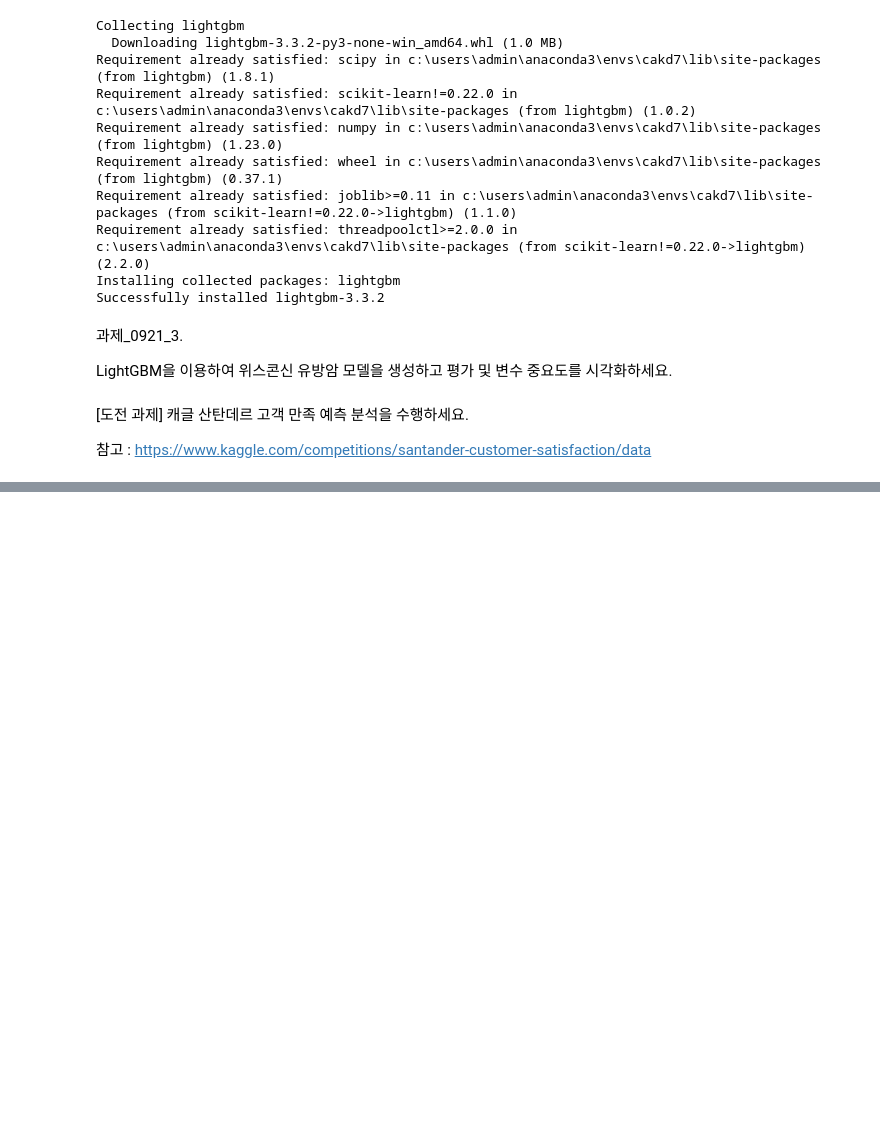
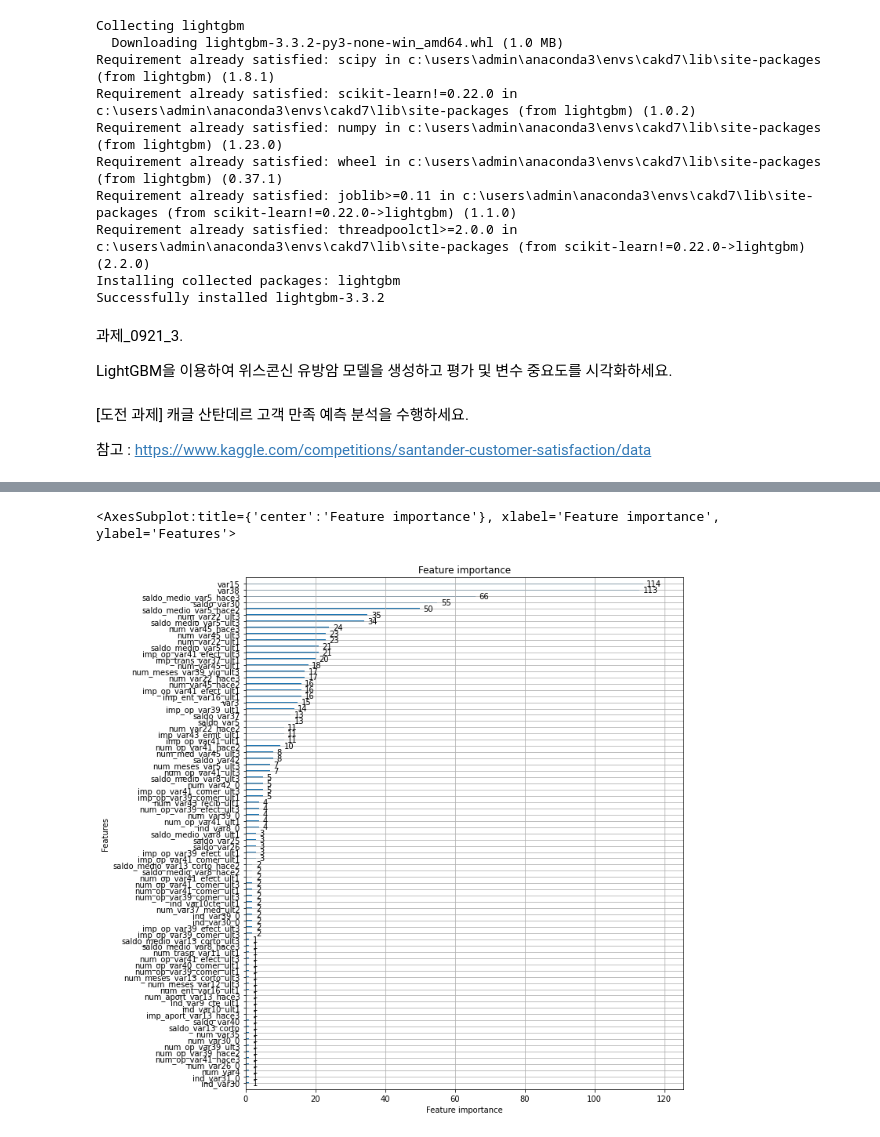
Before and after one commit to bnv20/kdt7, a Jupyter notebook: m6_머신러닝이해/XGBoost_LGBM.ipynb, the cells around one changed output, grey strips where cells are left out. Cells and saved outputs as stored; diff of their text form; code cells hidden in the pictures; blank space fills up the shorter version.

```diff
--- a/m6_머신러닝이해/XGBoost_LGBM.ipynb
+++ b/m6_머신러닝이해/XGBoost_LGBM.ipynb
@@ -198,0 +251,8 @@ LightGBM을 이용하여 위스콘신 유방암 모델을 생성하고 평가
+# %%
+# var3 피처 값 대체 및 ID 피처 드롭
+cust_df.var3.replace(-999999, 2, inplace=True)
+cust_df.drop('ID',axis=1, inplace=True)
+
+X_features = cust_df.iloc[:,:-1]
+y_labels = cust_df.iloc[:,-1]
+X_features.shape
@@ -198,0 +281,11 @@ LightGBM을 이용하여 위스콘신 유방암 모델을 생성하고 평가
+# %%
+from lightgbm import LGBMClassifier
+from sklearn.metrics import roc_auc_score
+import warnings
+warnings.filterwarnings('ignore')
+
+lgbm_clf = LGBMClassifier(n_estimators=500)
+evals = [(X_test,y_test)]
+lgbm_clf.fit(X_train,y_train,early_stopping_rounds=100,eval_metric="auc",eval_set=evals,verbose=False)
+lgbm_roc_score = roc_auc_score(y_test,lgbm_clf.predict_proba(X_test)[:,1], average='macro')
+print(f'ROC AUC:{round(lgbm_roc_score,4)}')
@@ -198,0 +294,14 @@ LightGBM을 이용하여 위스콘신 유방암 모델을 생성하고 평가
+# %%
+from sklearn.model_selection import GridSearchCV
+
+lgbm_clf = LGBMClassifier(n_estimators=200)
+
+params = {'num_leaves': [32, 64 ],
+          'max_depth':[128, 160],
+          'min_child_samples':[60, 100],
+          'subsample':[0.8, 1]}
+gridcv = GridSearchCV(lgbm_clf, param_grid=params)
+gridcv.fit(X_train,y_train,early_stopping_rounds=30, eval_metric='auc',eval_set=[(X_train,y_train),(X_test,y_test)])
+print(f'최적 파라미터: {gridcv.best_params_}')
+lgbm_roc_score = roc_auc_score(y_test,gridcv.predict_proba(X_test)[:,1], average='macro')
+print(f'ROC AUC:{round(lgbm_roc_score,4)}')
@@ -198,0 +326,6 @@ LightGBM을 이용하여 위스콘신 유방암 모델을 생성하고 평가
+# %%
+lgbm_clf = LGBMClassifier(n_estimators=1000, max_depth=128, min_child_samples=60, num_leaves=32, subsample=0.8)
+evals = [(X_test,y_test)]
+lgbm_clf.fit(X_train,y_train,early_stopping_rounds=100, eval_metric='auc',eval_set=evals,verbose=True)
+lgbm_roc_score = roc_auc_score(y_test,gridcv.predict_proba(X_test)[:,1], average='macro')
+print(f'ROC AUC:{round(lgbm_roc_score,4)}')
@@ -198,0 +350,9 @@ LightGBM을 이용하여 위스콘신 유방암 모델을 생성하고 평가
+# %%
+from lightgbm import plot_importance
+import matplotlib.pyplot as plt
+
+fig, ax = plt.subplots(figsize=(10,12))
+plot_importance(lgbm_clf,ax=ax)
+# %% [output]
+<AxesSubplot:title={'center':'Feature importance'}, xlabel='Feature importance', ylabel='Features'>
+[figure, added]
```
Also changed, not shown: parts of 9 cells of this notebook.
